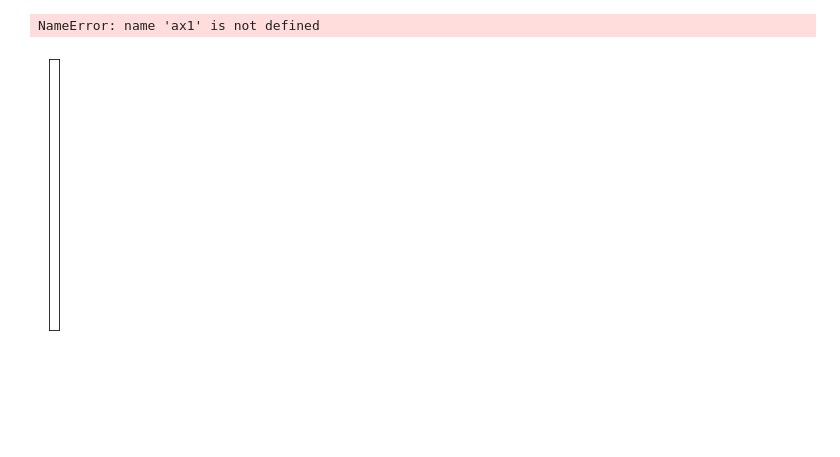
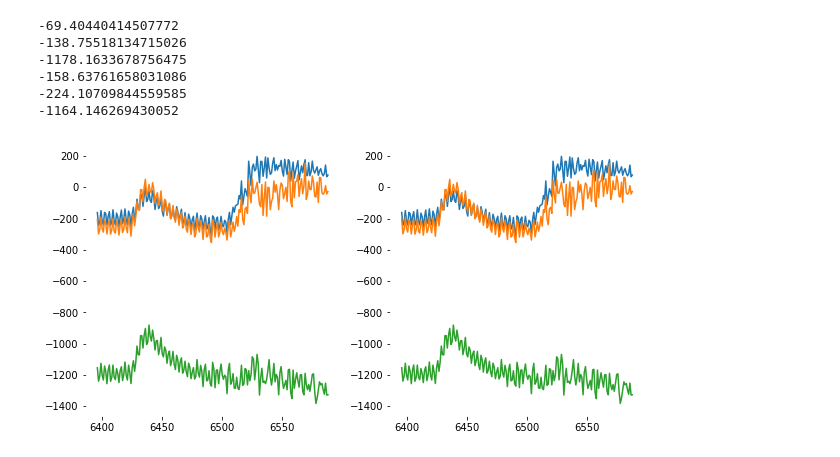
Before and after one commit to neurotech-uiuc/R-Cario, a Jupyter notebook: datacreate_demo.ipynb, the cells around one changed output. Drawn from its saved outputs; the diff is of its cells as text; code cells hidden in the pictures; blank space fills up the shorter version.

Commit message:
added mean deviation and resampling

```diff
--- a/datacreate_demo.ipynb
+++ b/datacreate_demo.ipynb
@@ -13,22 +13,49 @@ y_channels_groups, ind_groups, t_groups, l_groups = LeftEye_observations
 # %%
 na_ind = 0 #non-action
 a_ind = 32 #action
-plt.figure(figsize=(50,5))
-plt.ylim([-1400, 0])
-for i in range(ind_groups.shape[0]):
-    plt.subplot(1,ind_groups.shape[0],i+1)
+plt.figure(figsize=(10,5))
+#plt.ylim([-1400, 0])
+for i in range(1):
+    plt.subplot(1,2,i+1)
     for channel_groups in y_channels_groups:
 
         ax = plt.gca()
-        ax.axes.xaxis.set_ticks([])
-        ax.axes.yaxis.set_ticks([])
+        #ax.axes.xaxis.set_ticks([])
+        #ax.axes.yaxis.set_ticks([])
         ax.set_facecolor((1,1,1))
         ax.spines['bottom'].set_color('white')
         ax.spines['top'].set_color('white')
         ax.spines['left'].set_color('white')
         ax.spines['right'].set_color('white')
-        plt.ylim([-1400, 0])
-        plt.plot(ind_groups[i], channel_groups[i])
+        #plt.ylim([-1400, 200])
+        #print(channel_groups[32])
+        #print(np.mean(channel_groups[32]))
+        cg = np.abs((channel_groups[32]-np.mean(channel_groups[32])))
+        print(np.mean(channel_groups[32]))
+        plt.plot(ind_groups[32], channel_groups[32])
+        #plt.plot(ind_groups[32], cg)
+    plt.subplot(1,2,i+2)
+    for channel_groups in y_channels_groups:
+        ax = plt.gca()
+        #ax.axes.xaxis.set_ticks([])
+        #ax.axes.yaxis.set_ticks([])
+        ax.set_facecolor((1,1,1))
+        ax.spines['bottom'].set_color('white')
+        ax.spines['top'].set_color('white')
+        ax.spines['left'].set_color('white')
+        ax.spines['right'].set_color('white')
+        #plt.ylim([-1400, 200])
+        #print(channel_groups[32])
+        #print(np.mean(channel_groups[32]))
+        cg = np.abs((channel_groups[0]-np.mean(channel_groups[0])))
+        print(np.mean(channel_groups[0]))
+        plt.plot(ind_groups[0], channel_groups[0])
+        #plt.plot(ind_groups[0], cg)
 # %% [output]
-NameError: name 'ax1' is not defined
+-69.40440414507772
+-138.75518134715026
+-1178.1633678756475
+-158.63761658031086
+-224.10709844559585
+-1164.146269430052
-[figure, old version]
+[figure, new version]
```
Also changed, not shown: 1 other file.
